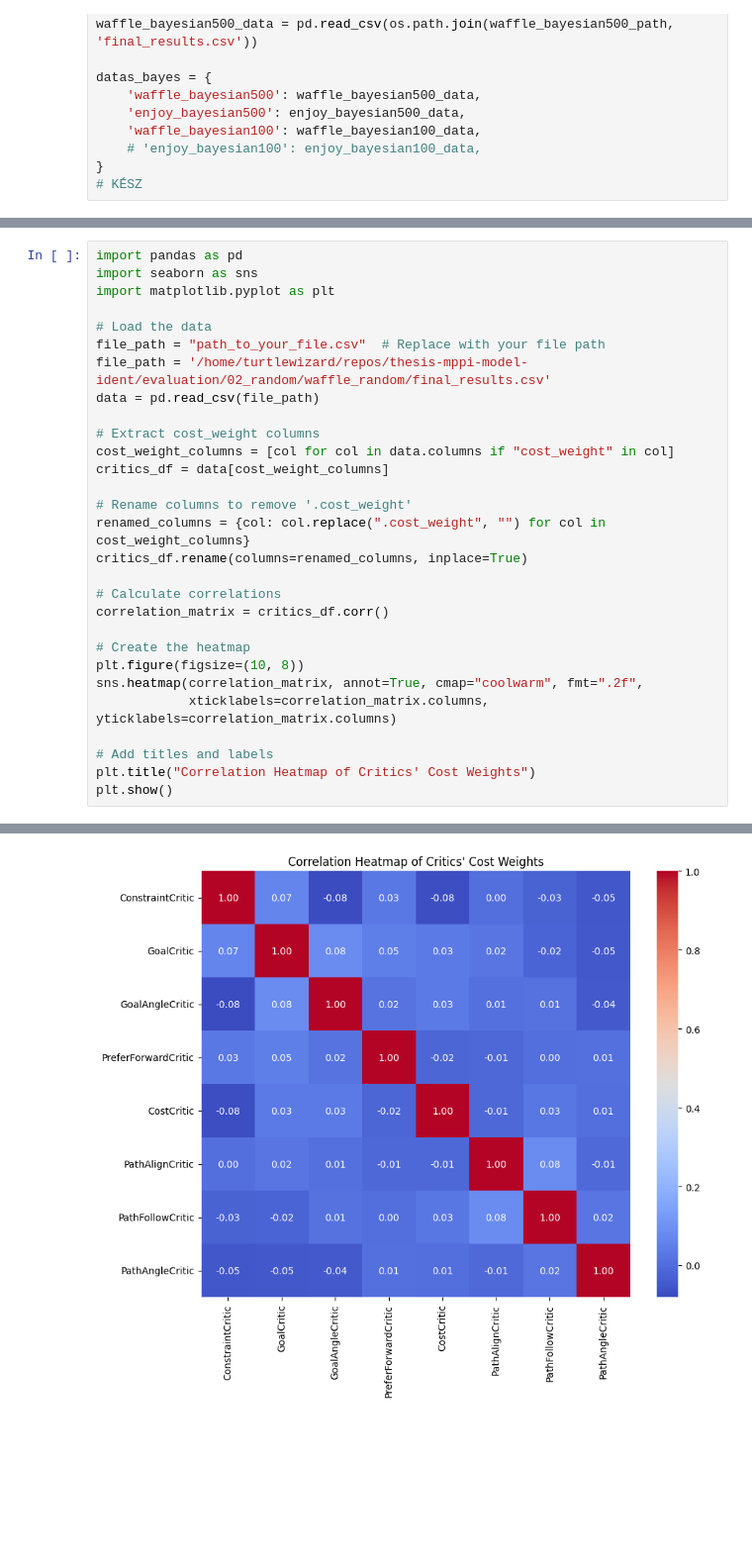
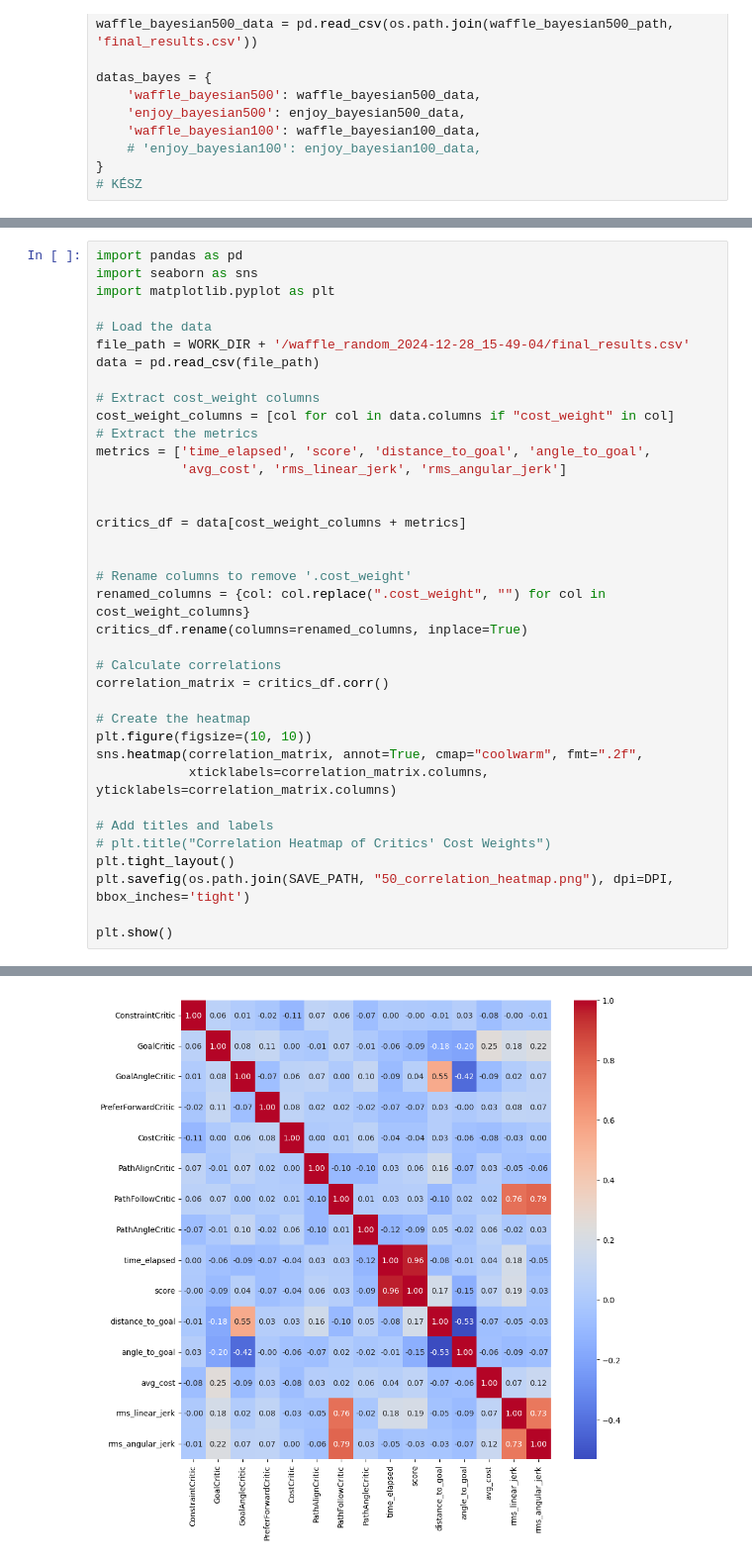
Before and after one commit to turtlewizard73/thesis-mppi-model-ident, a Jupyter notebook: workspace/src/controller_optimization/plots.ipynb, the cells around one changed output, grey strips where cells are left out. Shown at 99% size. Drawn from its saved outputs; the diff is of its cells as text; blank space fills up the shorter version.

```diff
--- a/workspace/src/controller_optimization/plots.ipynb
+++ b/workspace/src/controller_optimization/plots.ipynb
@@ -308,35 +357,43 @@ plt.show()
 # %%
 import pandas as pd
 import seaborn as sns
 import matplotlib.pyplot as plt
 
 # Load the data
-file_path = "path_to_your_file.csv"  # Replace with your file path
-file_path = '/home/turtlewizard/repos/thesis-mppi-model-ident/evaluation/02_random/waffle_random/final_results.csv'
+file_path = WORK_DIR + '/waffle_random_2024-12-28_15-49-04/final_results.csv'
 data = pd.read_csv(file_path)
 
 # Extract cost_weight columns
 cost_weight_columns = [col for col in data.columns if "cost_weight" in col]
-critics_df = data[cost_weight_columns]
+# Extract the metrics
+metrics = ['time_elapsed', 'score', 'distance_to_goal', 'angle_to_goal',
+           'avg_cost', 'rms_linear_jerk', 'rms_angular_jerk']
+
+
+critics_df = data[cost_weight_columns + metrics]
+
 
 # Rename columns to remove '.cost_weight'
 renamed_columns = {col: col.replace(".cost_weight", "") for col in cost_weight_columns}
 critics_df.rename(columns=renamed_columns, inplace=True)
 
 # Calculate correlations
 correlation_matrix = critics_df.corr()
 
 # Create the heatmap
-plt.figure(figsize=(10, 8))
+plt.figure(figsize=(10, 10))
 sns.heatmap(correlation_matrix, annot=True, cmap="coolwarm", fmt=".2f",
             xticklabels=correlation_matrix.columns, yticklabels=correlation_matrix.columns)
 
 # Add titles and labels
-plt.title("Correlation Heatmap of Critics' Cost Weights")
+# plt.title("Correlation Heatmap of Critics' Cost Weights")
+plt.tight_layout()
+plt.savefig(os.path.join(SAVE_PATH, "50_correlation_heatmap.png"), dpi=DPI, bbox_inches='tight')
+
 plt.show()
 # %% [output]
 A value is trying to be set on a copy of a slice from a DataFrame
 
 See the caveats in the documentation: https://pandas.pydata.org/pandas-docs/stable/user_guide/indexing.html#returning-a-view-versus-a-copy
   critics_df.rename(columns=renamed_columns, inplace=True)
-[figure, old version]
+[figure, new version]
```
Also changed, not shown: parts of 7 cells of this notebook, 21 other files.
